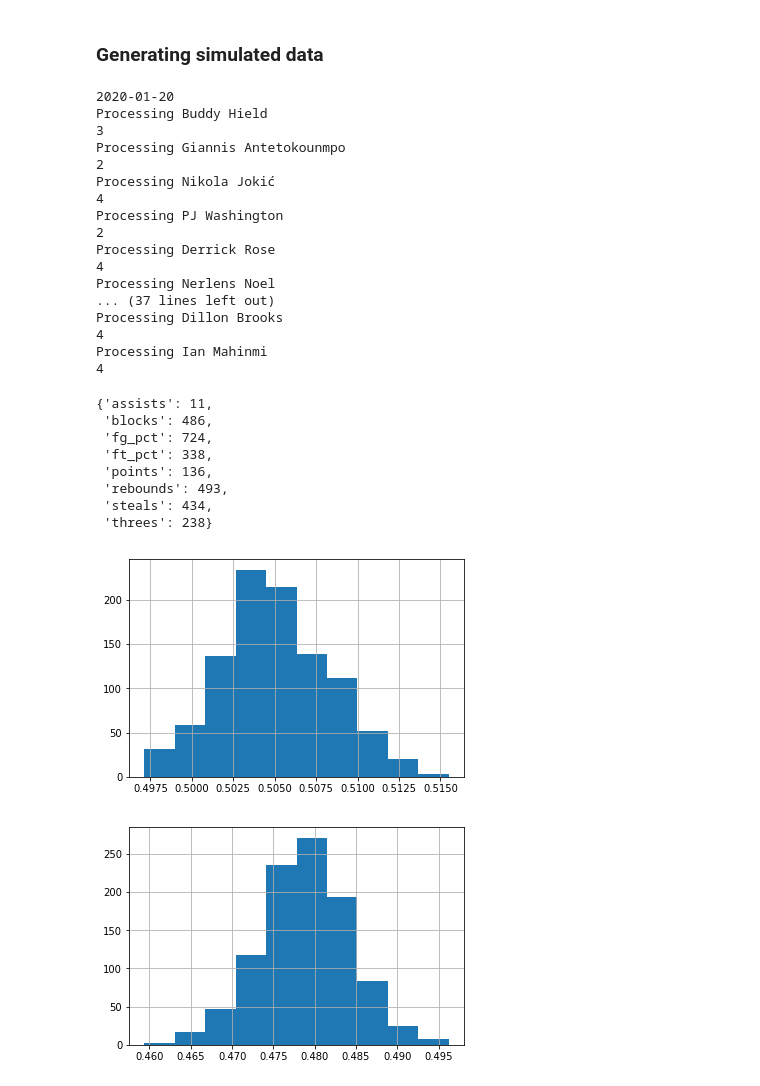
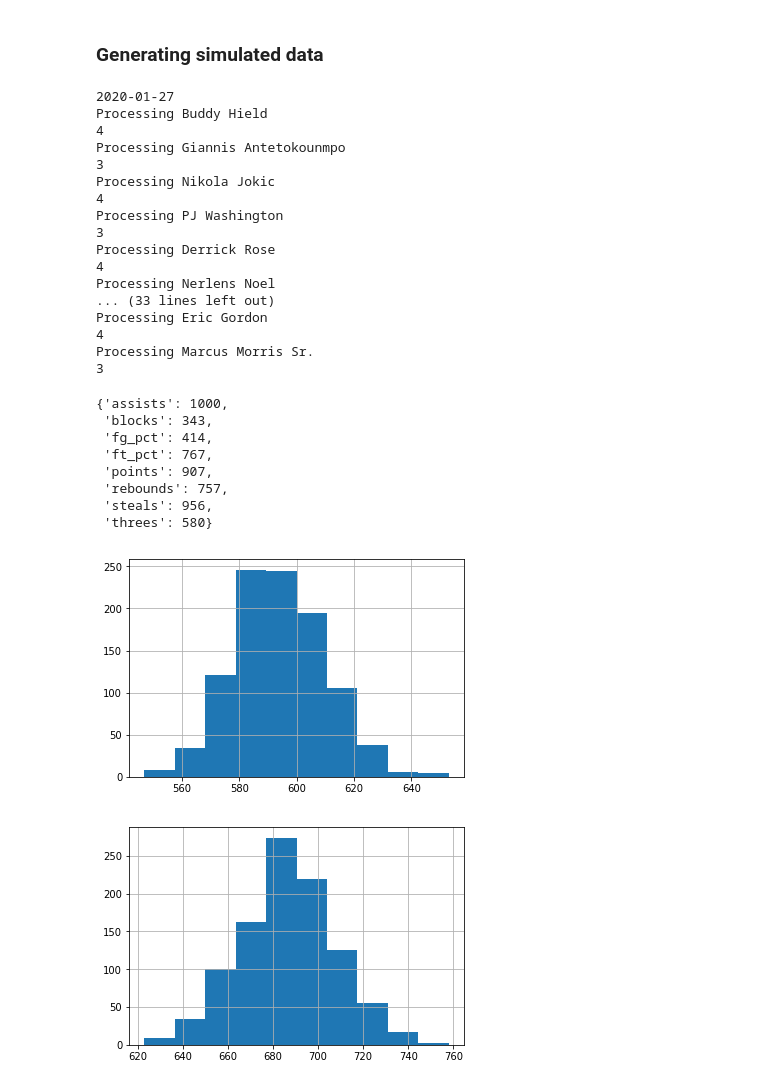
Before and after one commit to codyschank/cluj, a Jupyter notebook: Simulate_matchup_results.ipynb, the cells around one changed output. Saved outputs shown, nothing was run; the diff lists cells and outputs as text; code cells hidden in the pictures.

```diff
--- a/Simulate matchup results.ipynb
+++ b/Simulate_matchup_results.ipynb
@@ -68,3 +54,6 @@ cookies = {"swid": AUTH['swid'],
            "espn_s2": AUTH['espn_s2']}
 r = requests.get(url, params=params, cookies=cookies)
 data = r.json()
+# %%
+today = datetime.strftime(datetime.now(), format='%Y-%m-%d')
+print(today)
@@ -70,0 +62,12 @@ data = r.json()
+# %%
+# get matchup end date and match up period using current day
+sql = """
+    SELECT *
+    FROM matchup_end_dates
+    WHERE end_date >= '{}'
+    ORDER BY end_date ASC
+""".format(today)
+matchup = pd.read_sql(sql, engine)
+matchup_end_date = matchup.end_date.values[0]
+matchupPeriod = matchup.matchup_period.values[0]
+print(matchup_end_date, matchupPeriod)
@@ -72,8 +77,6 @@ data = r.json()
 # if matchup period hasn't started yet, then this doesn't work
 # doesn't appear to be an obvious workaround
 teamId = 10
-matchupPeriod = 14
-matchup_end_date = '2020-1-26' # Set this manually
 team_totals = {}
 opponent_totals = {}
 for matchup in data['schedule']:
@@ -125,9 +128,6 @@ for matchup in data['schedule']:
 
 team_players_df = pd.DataFrame(team_players)
 opponent_players_df = pd.DataFrame(opponent_players)
-
-team_players_df['fullName'] = team_players_df.fullName.apply(playername_fix)
-opponent_players_df['fullName'] = opponent_players_df.fullName.apply(playername_fix)
 # %%
 team_players_df
 # %% [output]
@@ -229,7 +228,7 @@ games.start_date.value_counts(), games.start_date.value_counts().sum()
 n_samples = 1000
 team_samples = []
 opponent_samples = []
-start_date = datetime.strftime(datetime.now(), format='%Y-%m-%d')
+start_date = today
 print(start_date)
 
 # iterate over players
@@ -240,10 +239,13 @@ for i in range(len(team_players_df)):
     print("Processing " + player)
 
     # get player boxscores
+    # join on player_name_comparison in case name doesn't match, this query should work ok
     sql = """
-        SELECT * FROM boxscores WHERE name = '{}'
-    """.format(player)
-    player_boxscores = pd.read_sql(sql, engine)
+        SELECT * FROM boxscores b
+        LEFT JOIN player_name_comparison c ON b.name = c.boxscore_name
+        WHERE (c.espn_name = %(player)s) OR (b.name = %(player)s)
+    """
+    player_boxscores = pd.read_sql(sql, engine, params = {'player': player})
 
     # get n_games for this matchup
     sql = """
@@ -268,7 +270,9 @@ for i in range(len(opponent_players_df)):
 
     # get player boxscores
     sql = """
-        SELECT * FROM boxscores WHERE name = %(player)s
+        SELECT * FROM boxscores b
+        LEFT JOIN player_name_comparison c ON b.name = c.boxscore_name
+        WHERE (c.espn_name = %(player)s) OR (b.name = %(player)s)
     """
     player_boxscores = pd.read_sql(sql, engine, params = {'player': player})
 
@@ -316,23 +320,23 @@ opponent_total_samples_df = pd.DataFrame(opponent_total_samples)
 opponent_total_samples_df['ft_pct'] = opponent_total_samples_df.ftm / opponent_total_samples_df.fta
 opponent_total_samples_df['fg_pct'] = opponent_total_samples_df.fgm / opponent_total_samples_df.fga
 # %% [output]
-2020-01-20
+2020-01-27
 Processing Buddy Hield
+4
+Processing Giannis Antetokounmpo
 3
-Processing Giannis Antetokounmpo
-2
-Processing Nikola Jokić
+Processing Nikola Jokic
 4
 Processing PJ Washington
-2
+3
 Processing Derrick Rose
 4
 Processing Nerlens Noel
-... (37 lines left out)
-Processing Dillon Brooks
+... (33 lines left out)
+Processing Eric Gordon
 4
-Processing Ian Mahinmi
-4
+Processing Marcus Morris Sr.
+3
 # %%
 # do comparison for each cat
 merged = team_totals_samples_df.merge(opponent_total_samples_df, on='sample_i')
@@ -342,19 +346,19 @@ for stat in ['assists','blocks','fg_pct','ft_pct','points','rebounds','steals','
 # %%
 results
 # %% [output]
-{'assists': 11,
- 'blocks': 486,
- 'fg_pct': 724,
- 'ft_pct': 338,
- 'points': 136,
- 'rebounds': 493,
- 'steals': 434,
- 'threes': 238}
+{'assists': 1000,
+ 'blocks': 343,
+ 'fg_pct': 414,
+ 'ft_pct': 767,
+ 'points': 907,
+ 'rebounds': 757,
+ 'steals': 956,
+ 'threes': 580}
 # %%
-merged['fg_pct_x'].hist(bins=10);
+merged['points_x'].hist(bins=10);
 # %% [output]
-[figure, old version]
+[figure, new version]
 # %%
-merged['fg_pct_y'].hist(bins=10);
+merged['points_y'].hist(bins=10);
 # %% [output]
-[figure, old version]
+[figure, new version]
```
Also changed, not shown: parts of 8 cells of this notebook, 5 other files.
